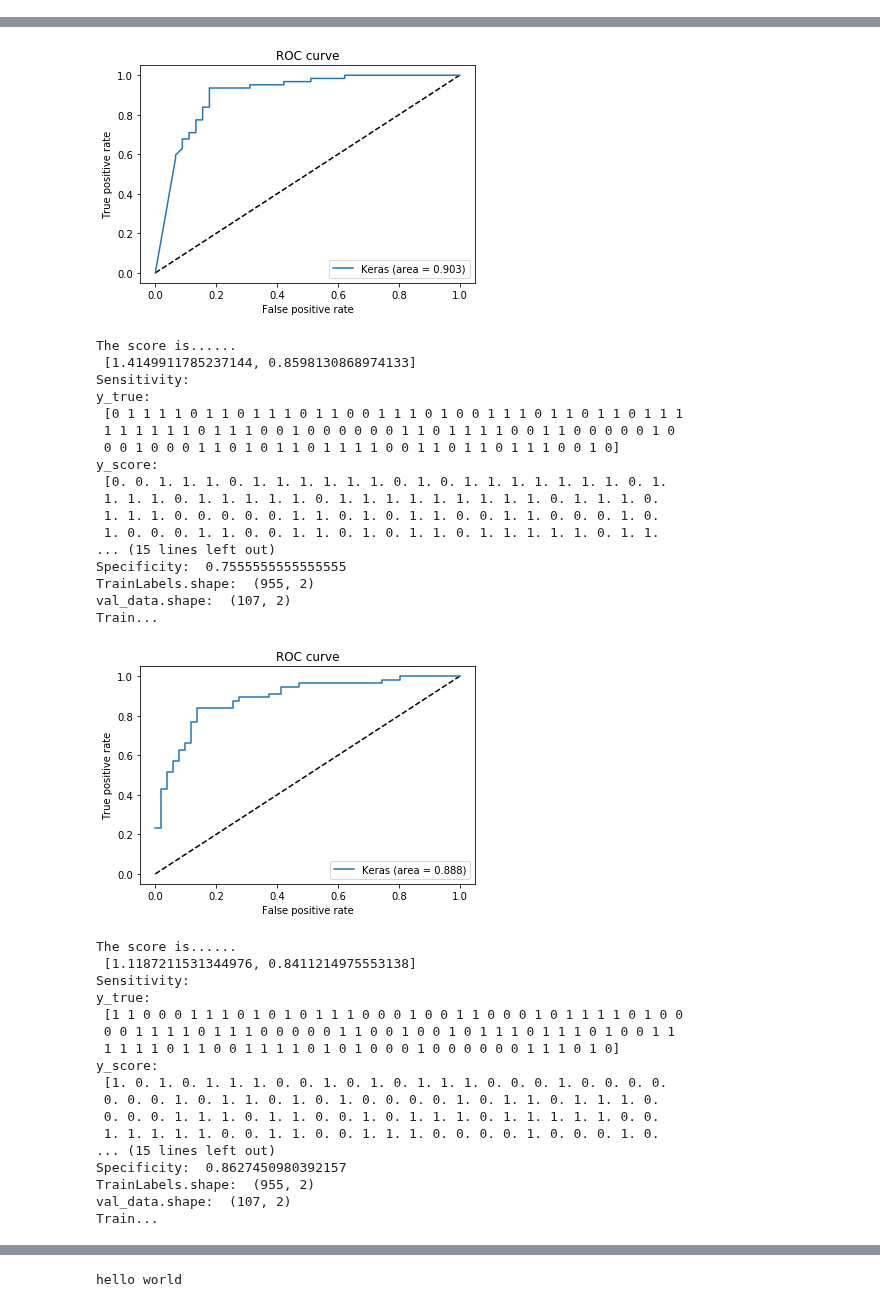
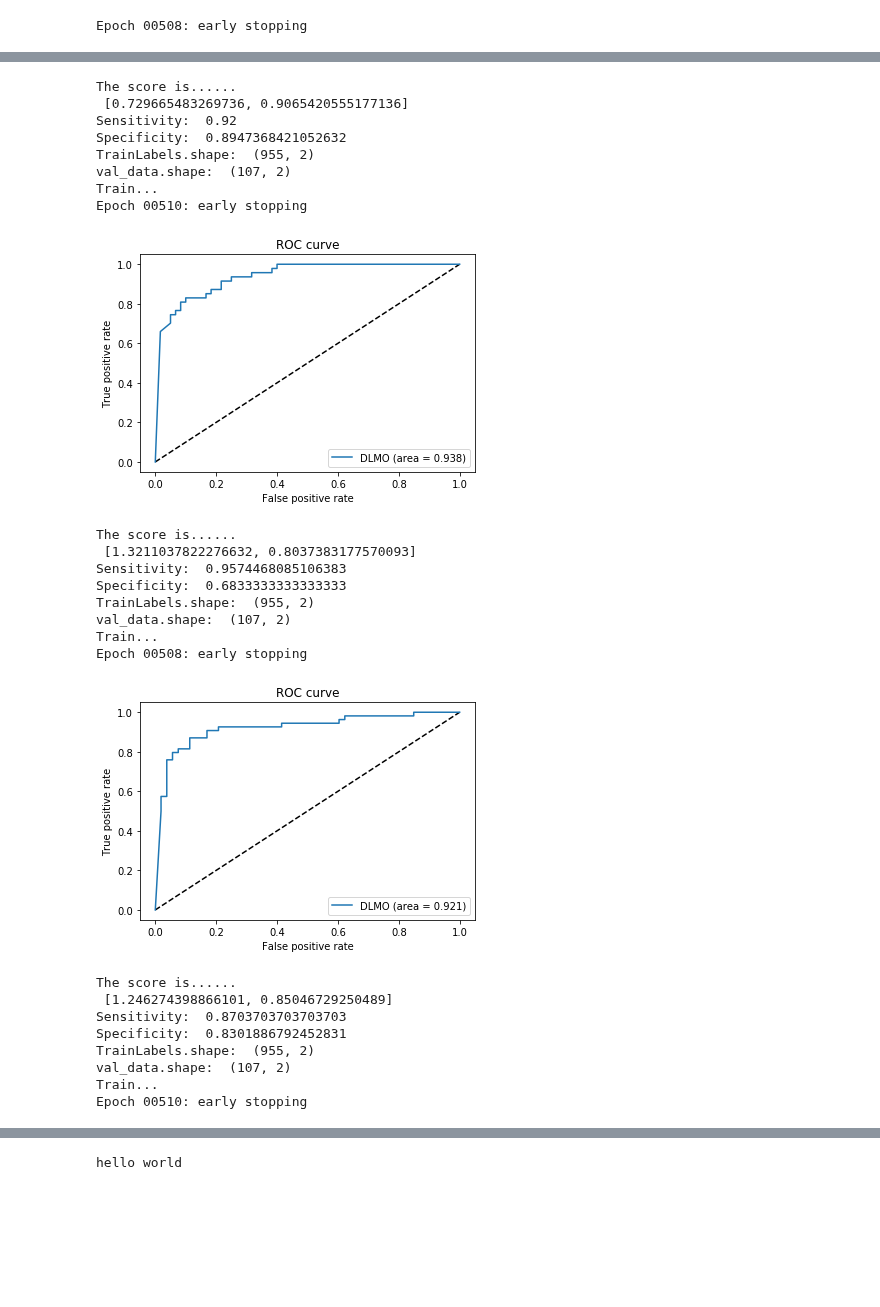
Before and after one commit to Big-Tree/kerasTF, a Jupyter notebook: kerasTransferLearning.ipynb, the cells around one changed output, grey strips where cells are left out. Drawn from its saved outputs; the diff is of its cells as text; code cells hidden in the pictures; blank space fills up the shorter version.

```diff
--- a/kerasTransferLearning.ipynb
+++ b/kerasTransferLearning.ipynb
@@ -53,7 +53,7 @@ CLASSDIR_1 = '/vol/vssp/cvpwrkspc01/scratch/wm0015/download/prem/2D/6mm/'#P_6CMB
 # CLASSDIR_1 = '/user/HS204/wm0015/student/allCalcs/1/*'
 MODEL_SAVE = '/vol/vssp/cvpwrkspc01/scratch/wm0015/models/best_model.h5'
 BATCH_SIZE = 100
-EPOCHS = 50
+EPOCHS = 1000
 SPLIT_RATIO = 0.9
 INPUT_SHAPE = [429, 429, 3]
 # INPUT_SHAPE = [256, 256, 3]
@@ -287,7 +287,7 @@ def getDicomImages(data, paths, strMatch = '*.dcm', verbose = True):
                 print(count, '/', len(fileList))
     # Reshape the images
     tmp[0] = tmp[0].reshape((-1, INPUT_SHAPE[0], INPUT_SHAPE[1], 1))
-    tmp[0] = tmp[0][0:data['classLength'][1],:,:,:] #210
+    tmp[0] = tmp[0][0:data['classLength'][1],:,:,:] # Balance the dataset
     tmp[1] = tmp[1].reshape((-1, INPUT_SHAPE[0], INPUT_SHAPE[1], 1))
 
     # Update class length
@@ -340,14 +340,14 @@ def colourDrop3to1(data):
 def getSensitivity(y_true, y_score):
     y_score = np.rint(y_score)
     tn, fp, fn, tp = confusion_matrix(y_true, y_score, labels=[0,1]).ravel()
-    print('Sensitivity:\ny_true:\n', y_true, '\ny_score:\n', y_score)
-    print(' tn: ', tn, ' fp: ', fp, ' fn: ', fn, ' tp: ', tp)
+    #print('Sensitivity:\ny_true:\n', y_true, '\ny_score:\n', y_score)
+    #print(' tn: ', tn, ' fp: ', fp, ' fn: ', fn, ' tp: ', tp)
     return tp/(tp+fn)
 def getSpecificity(y_true, y_score):
     y_score = np.rint(y_score)
     tn, fp, fn, tp = confusion_matrix(y_true, y_score, labels=[0,1]).ravel()
-    print('Specificity:\ny_true:\n', y_true, '\ny_score:\n', y_score)
-    print(' tn: ', tn, ' fp: ', fp, ' fn: ', fn, ' tp: ', tp)
+    #print('Specificity:\ny_true:\n', y_true, '\ny_score:\n', y_score)
+    #print(' tn: ', tn, ' fp: ', fp, ' fn: ', fn, ' tp: ', tp)
     return tn/(tn+fp)
 
 
@@ -372,8 +372,6 @@ def main():
     data['label'] = np.concatenate((labels0, labels1))
 
     print('data[label].shape: ', data['label'].shape)
-    print('onehot class 0:\n', get_labels_one_hot(2, 0, data['classLength'][0]))
-    print('onehot class 1 :\n', get_labels_one_hot(2, 1, data['classLength'][1]))
     # Get bit depth
 #     print('Bit depth: ', getBitDepth(data['img']))
 #     return
@@ -488,7 +486,7 @@ def main():
         auc_keras = auc(fpr_keras, tpr_keras)
         plt.figure(1)
         plt.plot([0, 1], [0, 1], 'k--')
-        plt.plot(fpr_keras, tpr_keras, label='Keras (area = {:.3f})'.format(auc_keras))
+        plt.plot(fpr_keras, tpr_keras, label='DLMO (area = {:.3f})'.format(auc_keras))
         plt.xlabel('False positive rate')
         plt.ylabel('True positive rate')
         plt.title('ROC curve')
@@ -537,3 +535,4 @@ data[img].dtype:  float64
 TrainLabels.shape:  (955, 2)
 val_data.shape:  (107, 2)
 Train...
+Epoch 00508: early stopping
@@ -558,36 +540,26 @@ Train...
+The score is......
+ [0.729665483269736, 0.9065420555177136]
+Sensitivity:  0.92
+Specificity:  0.8947368421052632
+TrainLabels.shape:  (955, 2)
+val_data.shape:  (107, 2)
+Train...
+Epoch 00510: early stopping
-[figure, old version]
+[figure, new version]
-The score is......
- [1.4149911785237144, 0.8598130868974133]
-Sensitivity:
-y_true:
- [0 1 1 1 1 0 1 1 0 1 1 1 0 1 1 0 0 1 1 1 0 1 0 0 1 1 1 0 1 1 0 1 1 0 1 1 1
- 1 1 1 1 1 1 0 1 1 1 0 0 1 0 0 0 0 0 0 1 1 0 1 1 1 1 0 0 1 1 0 0 0 0 0 1 0
- 0 0 1 0 0 0 1 1 0 1 0 1 1 0 1 1 1 1 0 0 1 1 0 1 1 0 1 1 1 0 0 1 0]
-y_score:
- [0. 0. 1. 1. 1. 0. 1. 1. 1. 1. 1. 1. 0. 1. 0. 1. 1. 1. 1. 1. 1. 1. 0. 1.
- 1. 1. 1. 0. 1. 1. 1. 1. 1. 0. 1. 1. 1. 1. 1. 1. 1. 1. 1. 0. 1. 1. 1. 0.
- 1. 1. 1. 0. 0. 0. 0. 0. 1. 1. 0. 1. 0. 1. 1. 0. 0. 1. 1. 0. 0. 0. 1. 0.
- 1. 0. 0. 0. 1. 1. 0. 0. 1. 1. 0. 1. 0. 1. 1. 0. 1. 1. 1. 1. 1. 0. 1. 1.
-... (15 lines left out)
-Specificity:  0.7555555555555555
-TrainLabels.shape:  (955, 2)
-val_data.shape:  (107, 2)
-Train...
+The score is......
+ [1.3211037822276632, 0.8037383177570093]
+Sensitivity:  0.9574468085106383
+Specificity:  0.6833333333333333
+TrainLabels.shape:  (955, 2)
+val_data.shape:  (107, 2)
+Train...
+Epoch 00508: early stopping
-[figure, old version]
+[figure, new version]
-The score is......
- [1.1187211531344976, 0.8411214975553138]
-Sensitivity:
-y_true:
- [1 1 0 0 0 1 1 1 0 1 0 1 0 1 1 1 0 0 0 1 0 0 1 1 0 0 0 1 0 1 1 1 1 0 1 0 0
- 0 0 1 1 1 1 0 1 1 1 0 0 0 0 0 1 1 0 0 1 0 0 1 0 1 1 1 0 1 1 1 0 1 0 0 1 1
- 1 1 1 1 0 1 1 0 0 1 1 1 1 0 1 0 1 0 0 0 1 0 0 0 0 0 0 1 1 1 0 1 0]
-y_score:
- [1. 0. 1. 0. 1. 1. 1. 0. 0. 1. 0. 1. 0. 1. 1. 1. 0. 0. 0. 1. 0. 0. 0. 0.
- 0. 0. 0. 1. 0. 1. 1. 0. 1. 0. 1. 0. 0. 0. 0. 1. 0. 1. 1. 0. 1. 1. 1. 0.
- 0. 0. 0. 1. 1. 1. 0. 1. 1. 0. 0. 1. 0. 1. 1. 1. 0. 1. 1. 1. 1. 1. 0. 0.
- 1. 1. 1. 1. 1. 0. 0. 1. 1. 0. 0. 1. 1. 1. 0. 0. 0. 0. 1. 0. 0. 0. 1. 0.
-... (15 lines left out)
-Specificity:  0.8627450980392157
-TrainLabels.shape:  (955, 2)
-val_data.shape:  (107, 2)
-Train...
+The score is......
+ [1.246274398866101, 0.85046729250489]
+Sensitivity:  0.8703703703703703
+Specificity:  0.8301886792452831
+TrainLabels.shape:  (955, 2)
+val_data.shape:  (107, 2)
+Train...
+Epoch 00510: early stopping
```
Also changed, not shown: parts of 1 cell of this notebook.
